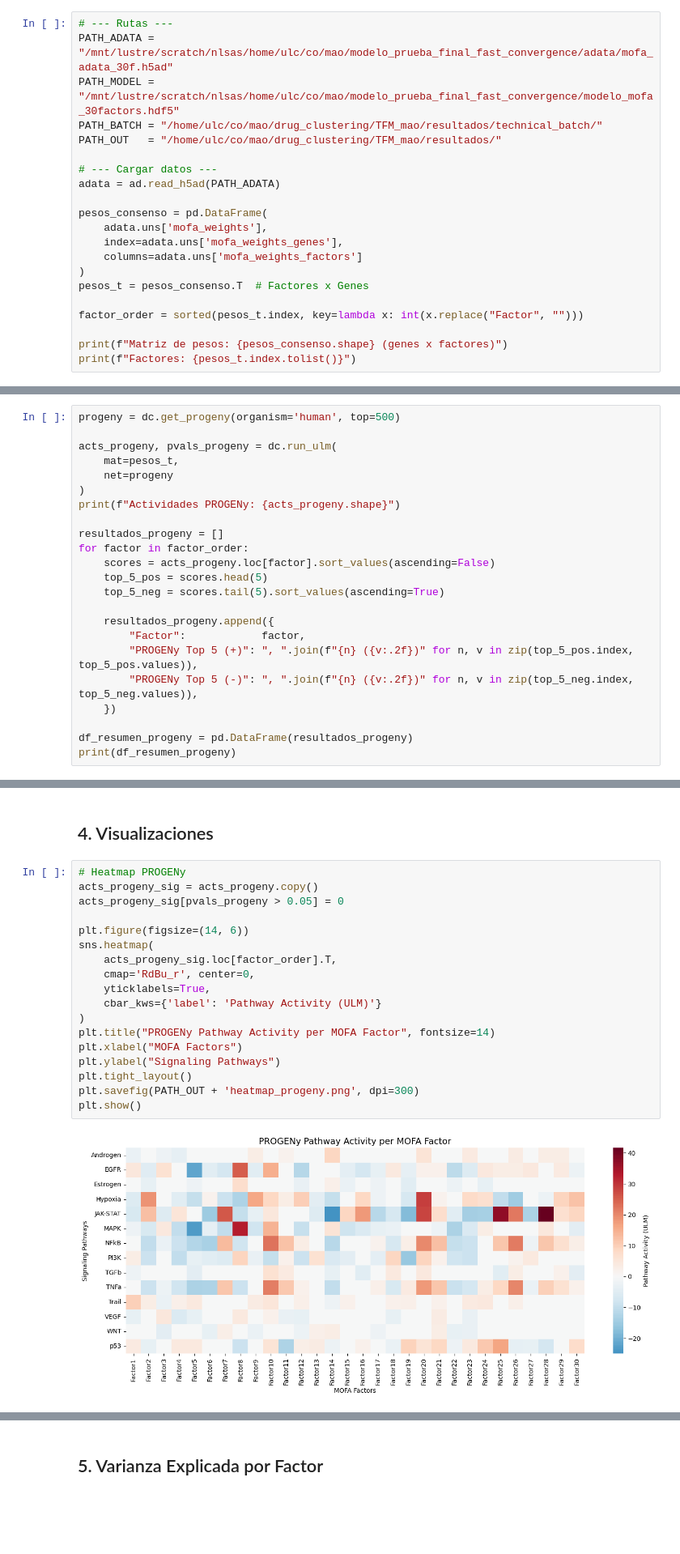
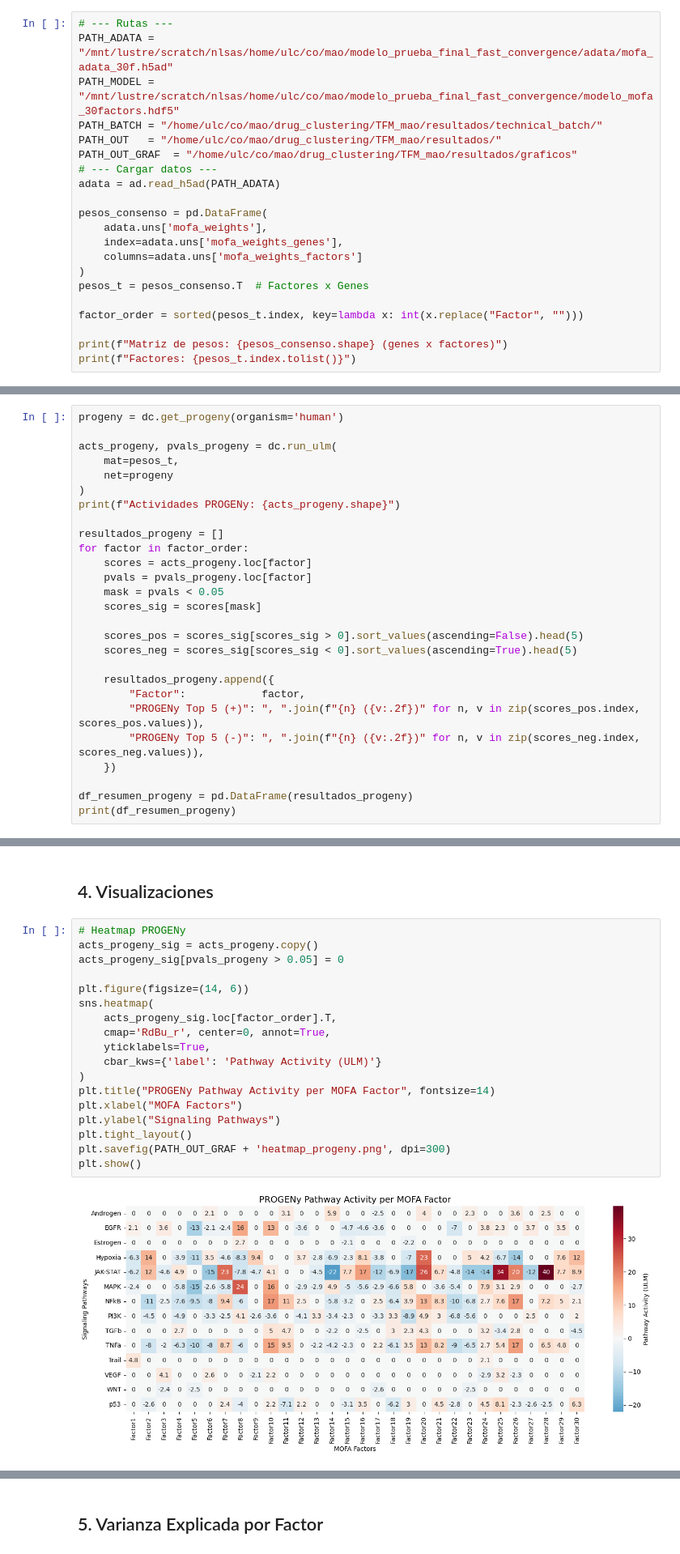
Before and after one commit to MALL-Lab/drug_clustering_pub, a Jupyter notebook: TFM_mao/notebooks/09_biological_analysis.ipynb, the cells around one changed output, grey strips where cells are left out. Shown at 81% size. Drawn from its saved outputs; the diff is of its cells as text; blank space fills up the shorter version.

```diff
--- a/TFM_mao/notebooks/09_biological_analysis.ipynb
+++ b/TFM_mao/notebooks/09_biological_analysis.ipynb
@@ -26,7 +31,7 @@ PATH_ADATA = "/mnt/lustre/scratch/nlsas/home/ulc/co/mao/modelo_prueba_final_fast
 PATH_MODEL = "/mnt/lustre/scratch/nlsas/home/ulc/co/mao/modelo_prueba_final_fast_convergence/modelo_mofa_30factors.hdf5"
 PATH_BATCH = "/home/ulc/co/mao/drug_clustering/TFM_mao/resultados/technical_batch/"
 PATH_OUT   = "/home/ulc/co/mao/drug_clustering/TFM_mao/resultados/"
-
+PATH_OUT_GRAF  = "/home/ulc/co/mao/drug_clustering/TFM_mao/resultados/graficos"
 # --- Cargar datos ---
 adata = ad.read_h5ad(PATH_ADATA)
 
@@ -83,7 +88,7 @@ print(df_genes)
 # %% [markdown]
 ## 2. PROGENy — Vías de Señalización (ULM)
 # %%
-progeny = dc.get_progeny(organism='human', top=500)
+progeny = dc.get_progeny(organism='human')
 
 acts_progeny, pvals_progeny = dc.run_ulm(
     mat=pesos_t,
@@ -93,14 +98,18 @@ print(f"Actividades PROGENy: {acts_progeny.shape}")
 
 resultados_progeny = []
 for factor in factor_order:
-    scores = acts_progeny.loc[factor].sort_values(ascending=False)
-    top_5_pos = scores.head(5)
-    top_5_neg = scores.tail(5).sort_values(ascending=True)
+    scores = acts_progeny.loc[factor]
+    pvals = pvals_progeny.loc[factor]
+    mask = pvals < 0.05
+    scores_sig = scores[mask]
+
+    scores_pos = scores_sig[scores_sig > 0].sort_values(ascending=False).head(5)
+    scores_neg = scores_sig[scores_sig < 0].sort_values(ascending=True).head(5)
 
     resultados_progeny.append({
         "Factor":            factor,
-        "PROGENy Top 5 (+)": ", ".join(f"{n} ({v:.2f})" for n, v in zip(top_5_pos.index, top_5_pos.values)),
-        "PROGENy Top 5 (-)": ", ".join(f"{n} ({v:.2f})" for n, v in zip(top_5_neg.index, top_5_neg.values)),
+        "PROGENy Top 5 (+)": ", ".join(f"{n} ({v:.2f})" for n, v in zip(scores_pos.index, scores_pos.values)),
+        "PROGENy Top 5 (-)": ", ".join(f"{n} ({v:.2f})" for n, v in zip(scores_neg.index, scores_neg.values)),
     })
 
 df_resumen_progeny = pd.DataFrame(resultados_progeny)
@@ -176,20 +202,20 @@ print(df_hallmarks_ora)
 # %%
 # Heatmap PROGENy
 acts_progeny_sig = acts_progeny.copy()
 acts_progeny_sig[pvals_progeny > 0.05] = 0
 
 plt.figure(figsize=(14, 6))
 sns.heatmap(
     acts_progeny_sig.loc[factor_order].T,
-    cmap='RdBu_r', center=0,
+    cmap='RdBu_r', center=0, annot=True,
     yticklabels=True,
     cbar_kws={'label': 'Pathway Activity (ULM)'}
 )
 plt.title("PROGENy Pathway Activity per MOFA Factor", fontsize=14)
 plt.xlabel("MOFA Factors")
 plt.ylabel("Signaling Pathways")
 plt.tight_layout()
-plt.savefig(PATH_OUT + 'heatmap_progeny.png', dpi=300)
+plt.savefig(PATH_OUT_GRAF + 'heatmap_progeny.png', dpi=300)
 plt.show()
 # %% [output]
-[figure, old version]
+[figure, new version]
```
Also changed, not shown: parts of 11 cells of this notebook, 16 other files.
